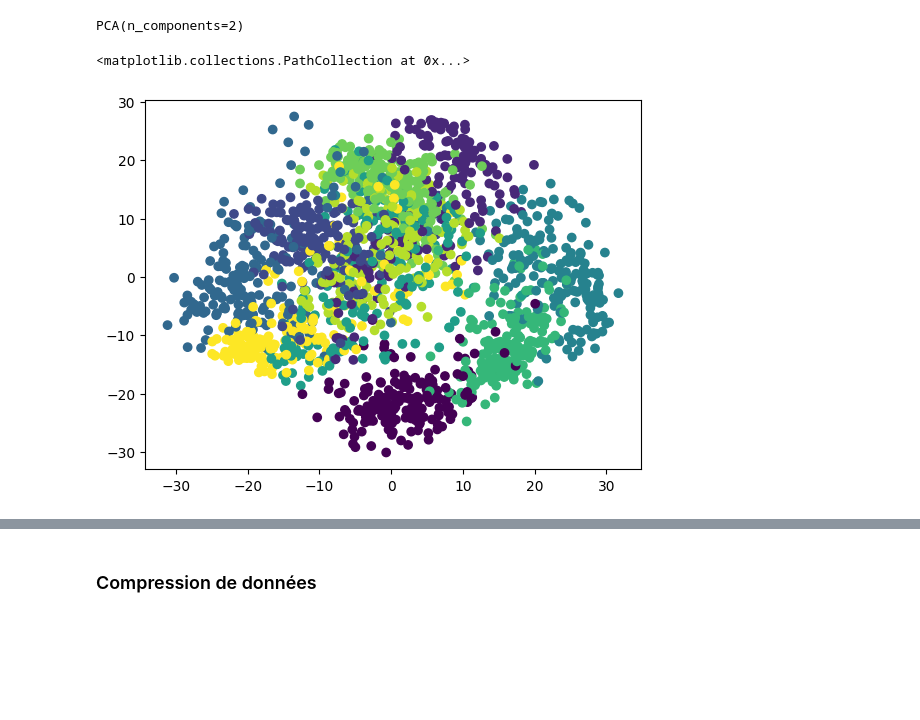
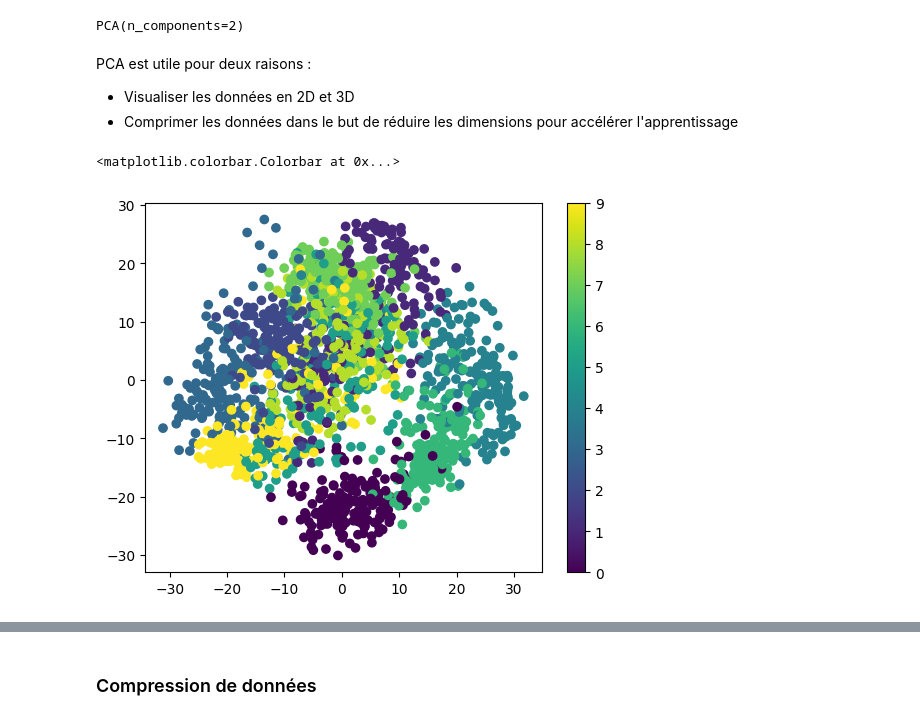
Before and after one commit to NovaStarmax/ml_training, a Jupyter notebook: machine_learning/non_supervise.ipynb, the cells around one changed output, grey strips where cells are left out. Cells and saved outputs as stored; diff of their text form; code cells hidden in the pictures; blank space fills up the shorter version.

```diff
--- a/machine_learning/non_supervise.ipynb
+++ b/machine_learning/non_supervise.ipynb
@@ -112,12 +123,17 @@ model = PCA(n_components=2)
 model.fit(X)
 # %% [output]
 PCA(n_components=2)
+# %% [markdown]
+PCA est utile pour deux raisons :
+- Visualiser les données en 2D et 3D
+- Comprimer les données dans le but de réduire les dimensions pour accélérer l'apprentissage
 # %%
 x_pca = model.transform(X)
 plt.scatter(x_pca[:,0], x_pca[:,1], c=y)
+plt.colorbar()
 # %% [output]
-<matplotlib.collections.PathCollection at 0x...>
+<matplotlib.colorbar.Colorbar at 0x...>
-[figure, old version]
+[figure, new version]
 # %%
 plt.figure()
 plt.xlim(-30, 30)
```
Also changed, not shown: parts of 13 cells of this notebook, 3 other files.
